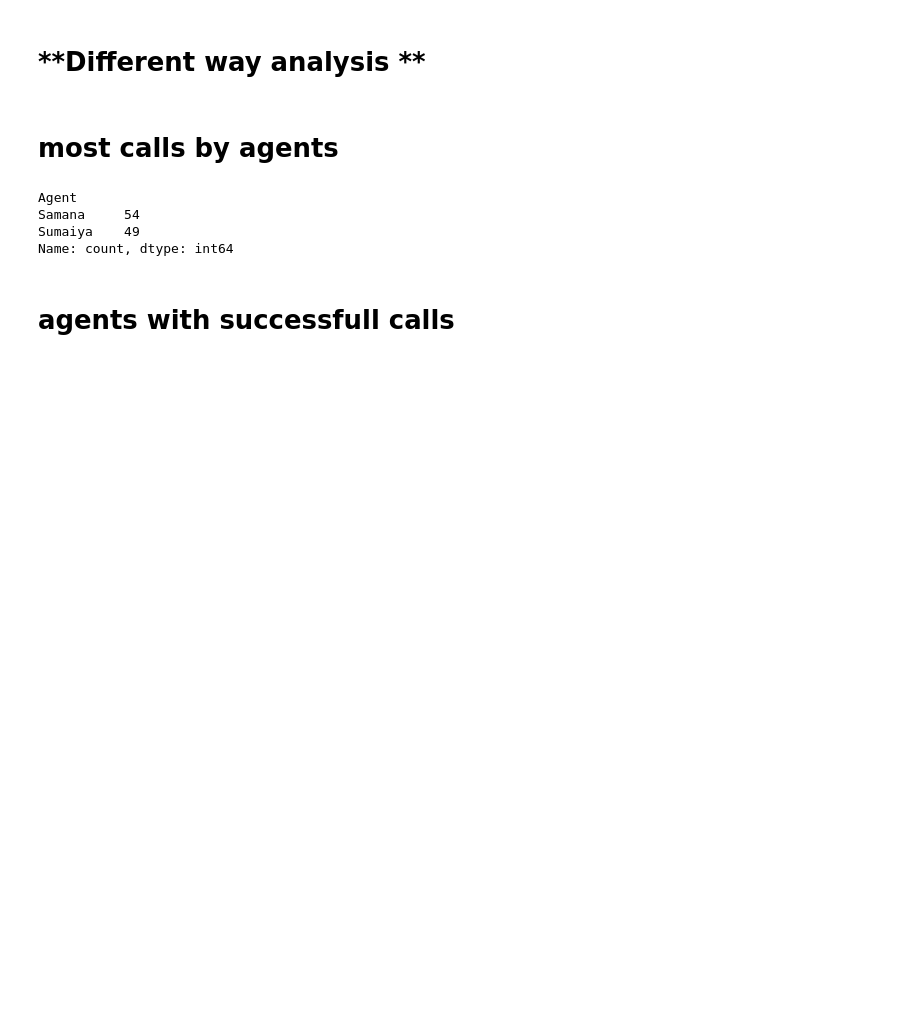
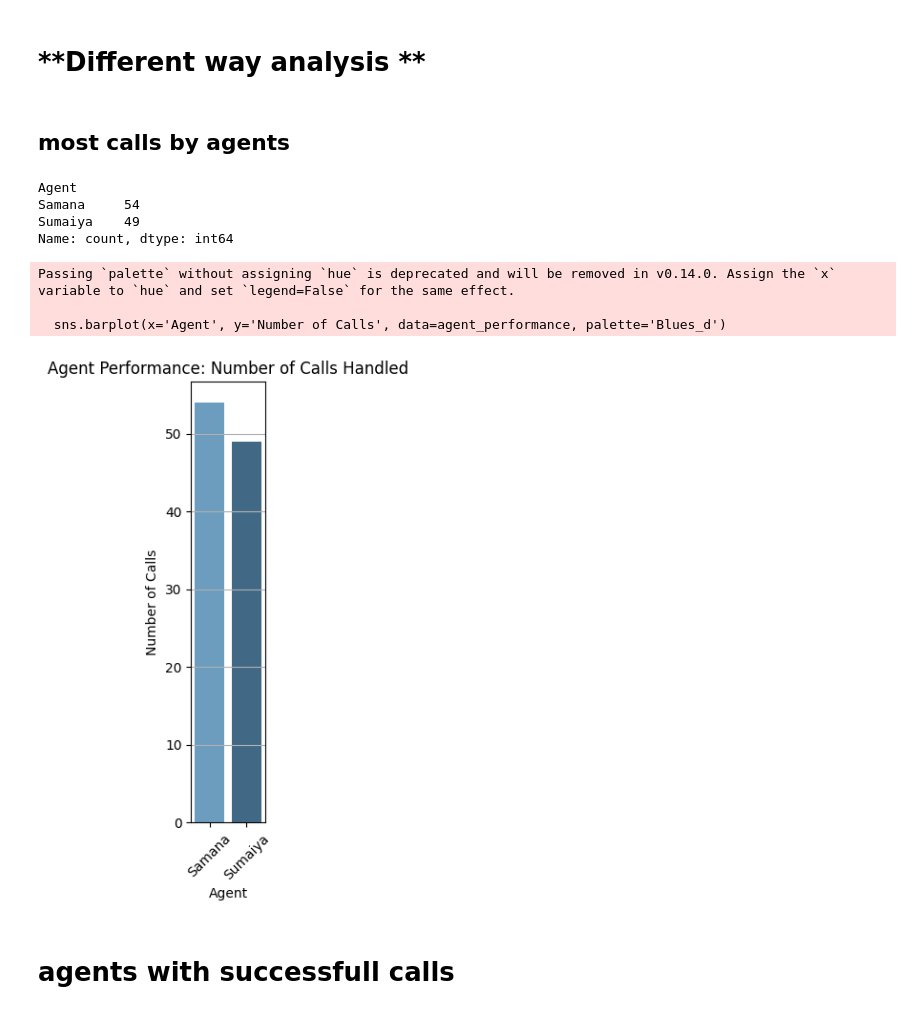
Before and after one commit to JARIN-TIAS/DataAnalysis-, a Jupyter notebook: Doctor_CRM_Data_analysis.ipynb, the cells around one changed output. Drawn from its saved outputs; the diff is of its cells as text; code cells hidden in the pictures; blank space fills up the shorter version.

```diff
--- a/Doctor_CRM_Data_analysis.ipynb
+++ b/Doctor_CRM_Data_analysis.ipynb
@@ -136,17 +136,37 @@ dtype: int64
 # %% [markdown]
 # **Different way analysis **
 # %% [markdown]
-# most calls by agents
+## most calls by agents
-# %%
-
-# 1. Agent Performance
-agent_performance = df['Agent'].value_counts()
-print(agent_performance)
-# %% [output]
-Agent
-Samana     54
-Sumaiya    49
-Name: count, dtype: int64
+# %%
+
+# 1. Agent Performance
+agent_performance = df['Agent'].value_counts()
+print(agent_performance)
+
+import seaborn as sns
+
+# Calculate agent performance
+agent_performance = df['Agent'].value_counts().reset_index()
+agent_performance.columns = ['Agent', 'Number of Calls']
+
+# Plotting
+plt.figure(figsize=(1, 6))
+sns.barplot(x='Agent', y='Number of Calls', data=agent_performance, palette='Blues_d')
+plt.title('Agent Performance: Number of Calls Handled')
+plt.xlabel('Agent')
+plt.ylabel('Number of Calls')
+plt.xticks(rotation=45)
+plt.grid(axis='y')
+plt.show()
+# %% [output]
+Agent
+Samana     54
+Sumaiya    49
+Name: count, dtype: int64
+Passing `palette` without assigning `hue` is deprecated and will be removed in v0.14.0. Assign the `x` variable to `hue` and set `legend=False` for the same effect.
+
+  sns.barplot(x='Agent', y='Number of Calls', data=agent_performance, palette='Blues_d')
+[figure, added]
 # %% [markdown]
 # **agents with successfull calls**
 # %%
```
Also changed, not shown: parts of 5 cells of this notebook.
